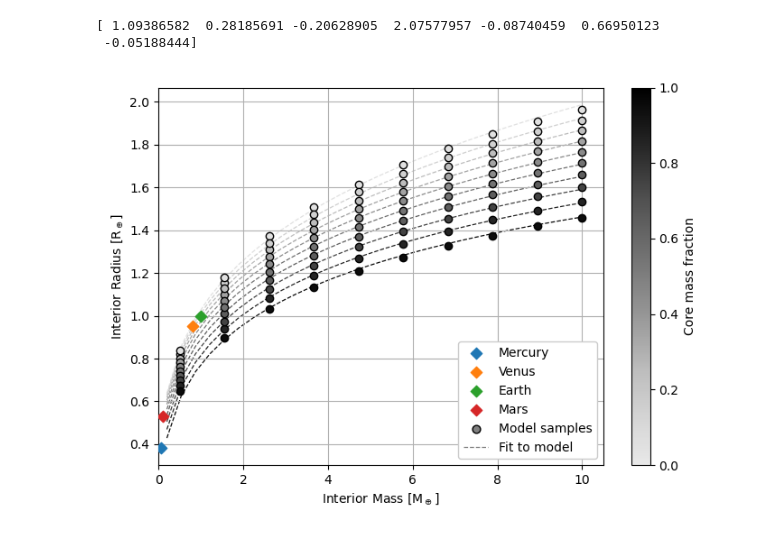
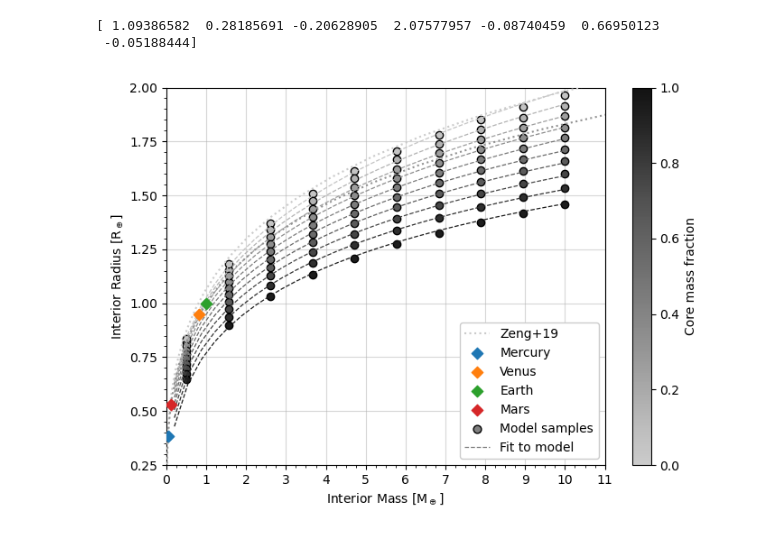
Before and after one commit to FormingWorlds/Zalmoxis, a Jupyter notebook: src/tools/paper_plot.ipynb, the cells around one changed output. Saved outputs shown, nothing was run; the diff lists cells and outputs as text; code cells hidden in the pictures.

Commit message:
Literature curves

```diff
--- a/src/tools/paper_plot.ipynb
+++ b/src/tools/paper_plot.ipynb
@@ -8,6 +8,14 @@ import matplotlib as mpl
 import matplotlib.cm as cm
 
 %matplotlib widget
+# %%
+# Zeng pure silicate
+zeng_sil = [ [0.0094, 0.2533], [0.0133, 0.2831], [0.0188, 0.3167], [0.0263, 0.3533], [0.0363, 0.3926], [0.0502, 0.436], [0.0668, 0.4778], [0.0883, 0.5214], [0.1151, 0.5659], [0.1453, 0.6064], [0.1882, 0.6542], [0.2467, 0.7083], [0.3252, 0.7682], [0.4289, 0.8332], [0.5643, 0.9031], [0.7393, 0.9772], [0.9634, 1.0552], [1.2479, 1.1368], [1.6061, 1.2214], [2.0541, 1.3089], [2.6105, 1.3987], [3.2973, 1.4906], [4.1404, 1.5844], [5.1702, 1.6797], [6.4220, 1.7763], [7.9376, 1.8739], [9.7656, 1.9725], [11.9628, 2.0718], [14.5957, 2.1716], [17.7419, 2.2719], [21.4589, 2.3716], [25.6899, 2.4665], [30.5051, 2.5564], [35.9972, 2.6420], [42.2655, 2.7237], [49.4164, 2.8016], [57.5637, 2.8759], [66.8285, 2.9467], [77.339, 3.0138], [89.2314, 3.0774], [102.6513, 3.1372], [117.7562, 3.1933], [134.7189, 3.2455], [153.7329, 3.2941], [175.0178, 3.3389], [198.8262, 3.3801], [225.4501, 3.4179], [255.2280, 3.4524], [288.5492, 3.484], [325.8570, 3.5128], [367.6497, 3.539], [414.4773, 3.5629], [466.9373, 3.5847], [525.6648, 3.6044], [591.3243, 3.6222], [664.5985, 3.6379] ]
+zeng_sil = np.array(zeng_sil).T
+
+# Zeng Earth like (32.5% Fe + silicate)
+zeng_mix = [ [0.003, 0.1648], [0.0042, 0.1831], [0.0059, 0.2036], [0.0082, 0.2267], [0.0114, 0.2524], [0.0159, 0.281], [0.0221, 0.3128], [0.0306, 0.3476], [0.042, 0.3854], [0.0575, 0.4265], [0.0779, 0.4697], [0.1046, 0.515], [0.1393, 0.5625], [0.1831, 0.61], [0.2402, 0.6608], [0.3142, 0.7150], [0.4093, 0.7725], [0.5304, 0.8330], [0.6835, 0.8964], [0.8756, 0.9625], [1.115, 1.0309], [1.4114, 1.1015], [1.7763, 1.1741], [2.2233, 1.2485], [2.7682, 1.3245], [3.4297, 1.4019], [4.2296, 1.4806], [5.1932, 1.5604], [6.3505, 1.6412], [7.7363, 1.7228], [9.3912, 1.8052], [11.3628, 1.8883], [13.7066, 1.9719], [16.4870, 2.0559], [19.7797, 2.1404], [23.6585, 2.2246], [28.152, 2.3063], [33.3138, 2.3848], [39.2487, 2.4602], [46.0693, 2.5325], [53.8965, 2.6019], [62.8692, 2.6683], [73.1339, 2.7319], [84.8337, 2.7924], [98.1197, 2.8497], [113.1545, 2.9034], [130.1162, 2.9536], [149.2054, 3.0002], [170.6534, 3.0431]]
+zeng_mix = np.array(zeng_mix).T
 # %%
 M_earth = 5.972e24
 R_earth = 6.371e6
@@ -53,7 +61,7 @@ print(popt)
  -0.05188444]
 # %%
 
-norm = mpl.colors.Normalize(vmin=-0.2, vmax=1)
+norm = mpl.colors.Normalize(vmin=-0.5, vmax=1.1)
 sm = cm.ScalarMappable(norm=norm, cmap='Greys')
 
 # Plot: for each mass and core fraction, give radius
@@ -62,41 +70,49 @@ for p in points:
     x = p[0]
     y = p[2]
     col = sm.to_rgba(p[1])
-
-    ax.scatter(x, y, color=col, zorder=2, edgecolors='k')
+    ax.scatter(x, y, color=col, zorder=5, edgecolors='k')
 
 # Show fitted curve
 for c_tst in np.linspace(0.05, 0.95, 10):
     m_arr = np.linspace(0.2, 10.0, 30)
     r_arr = [fit((m,c_tst), *popt) for m in m_arr]
-    ax.plot(m_arr,r_arr, color=sm.to_rgba(c_tst), ls='dashed', zorder=1, lw=0.9)
+    ax.plot(m_arr,r_arr, color=sm.to_rgba(c_tst), ls='dashed', zorder=6, lw=0.9)
 
+# Zeng2019 curve for pure MgSiO3
+ax.plot(zeng_sil[0], zeng_sil[1], zorder=7, ls='dotted', color=sm.to_rgba(0.0), label="Zeng+19")
+ax.plot(zeng_mix[0], zeng_mix[1], zorder=7, ls='dotted', color=sm.to_rgba(0.325))
 
 # Known planets (radius/km, mass/1e24kg)
 # https://ssd.jpl.nasa.gov/planets/phys_par.html
 planets = {
     "Mercury": [2439.4, 0.33010],
     "Venus":   [6051.8, 4.86731],
     "Earth":   [6371.0, 5.97217],
     "Mars":    [3389.5, 0.64169]
 }
 for p,v in planets.items():
-    ax.scatter(v[1]*1e24/M_earth, v[0]*1e3/R_earth, label=p, zorder=6, s=40, marker='D')
+    ax.scatter(v[1]*1e24/M_earth, v[0]*1e3/R_earth, label=p, zorder=10, s=40, marker='D')
 
 ax.set_xlabel(r'Interior Mass [M$_\oplus$]')
-ax.set_xlim(left=0)
+ax.set_xlim(left=0, right=11)
+ax.xaxis.set_major_locator(mpl.ticker.MultipleLocator(1.0))
+ax.xaxis.set_minor_locator(mpl.ticker.MultipleLocator(0.25))
+
 ax.set_ylabel(r'Interior Radius [R$_\oplus$]')
+ax.set_ylim(bottom=0.25, top=2)
+ax.yaxis.set_major_locator(mpl.ticker.MultipleLocator(0.25))
+ax.yaxis.set_minor_locator(mpl.ticker.MultipleLocator(0.05))
 
 ax.scatter([],[], s=40, color='grey', label="Model samples", edgecolors='k')
 ax.plot(    [],[],lw=0.9, color='grey', label="Fit to model", ls='dashed')
 ax.legend(framealpha=1, loc='lower right')
 
-ax.grid(zorder=-4)
+ax.grid(zorder=-10, alpha=0.5)
 
 cb = fig.colorbar(sm, ax=ax, label="Core mass fraction")
 cb.ax.set_ylim(bottom=0, top=1)
 
 fig.tight_layout()
 plt.show()
 # %% [output]
-[figure, old version]
+[figure, new version]
```
Also changed, not shown: 1 other file.
